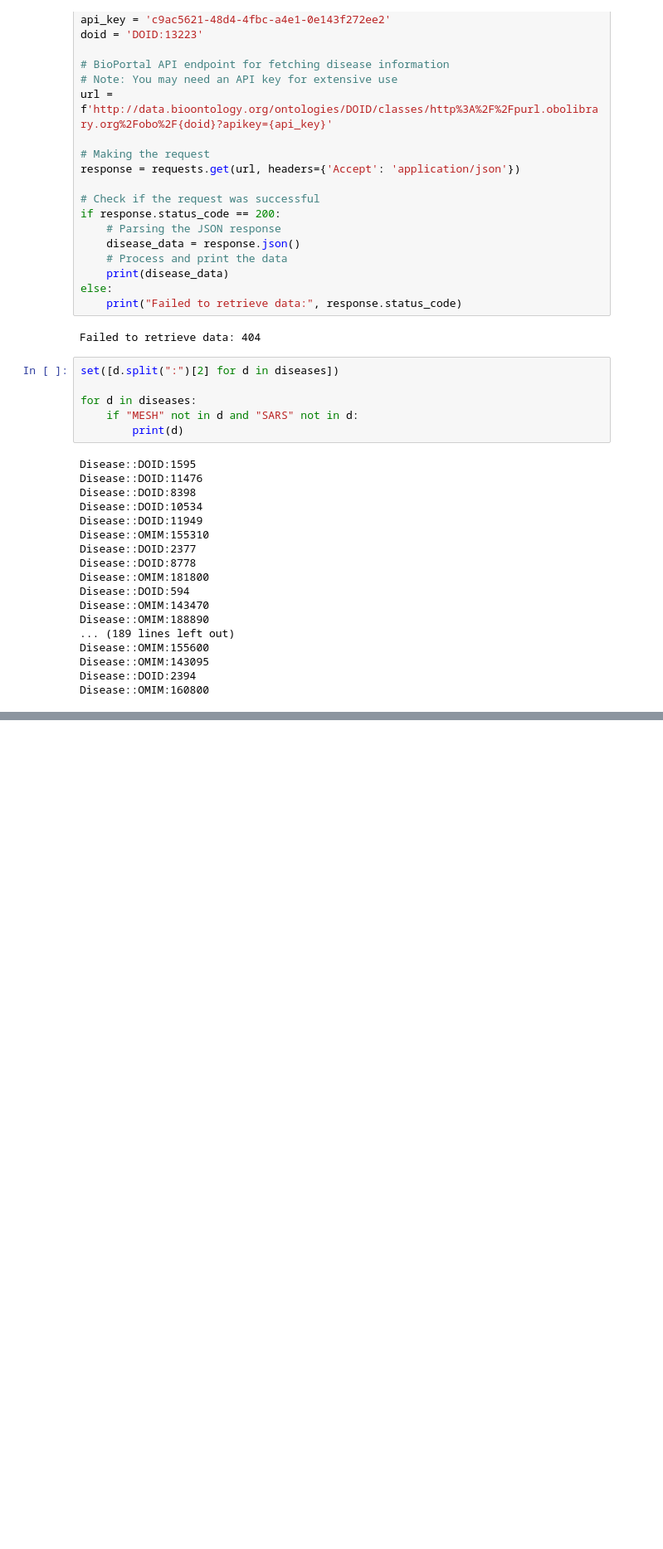
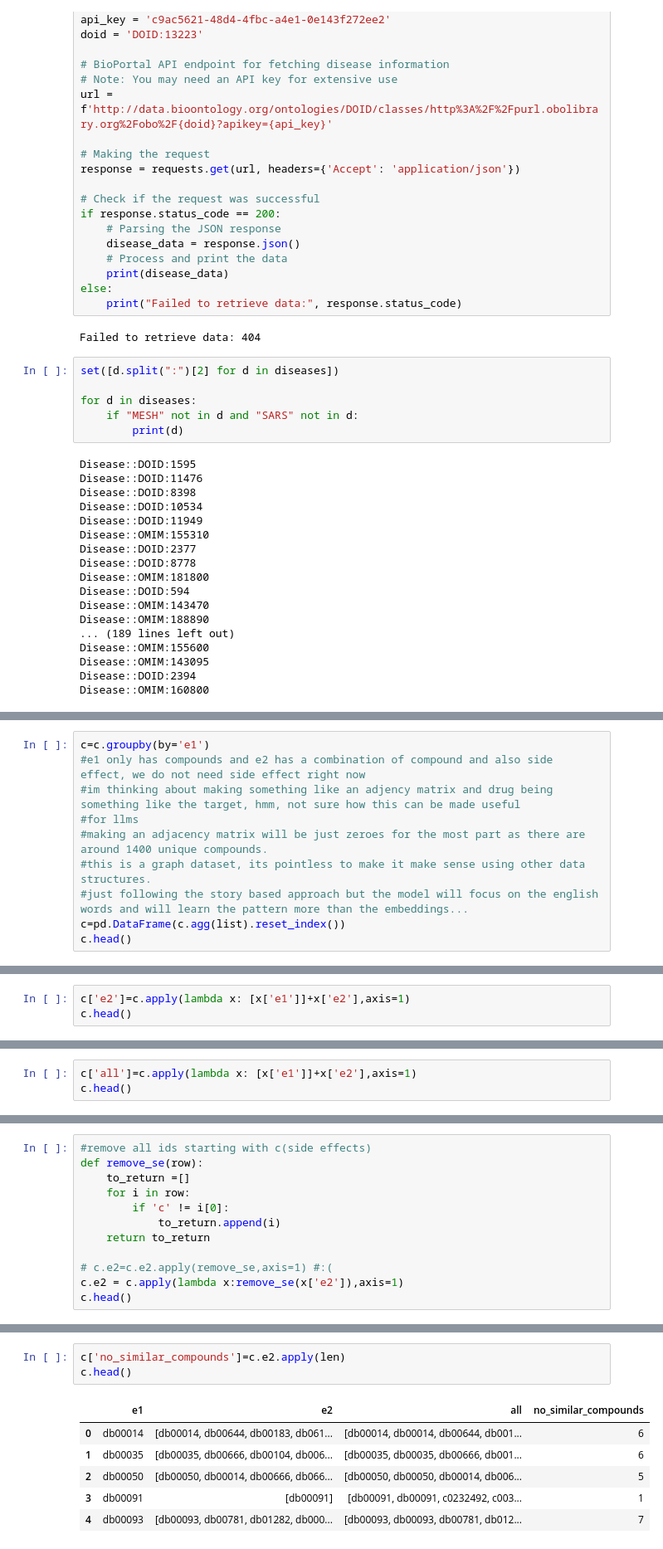
Before and after one commit to AkhilSurya-2124/Drug-Repurposing-usingLLM, a Jupyter notebook: notebook/1_dataset_preparation.ipynb, the cells around one changed output, grey strips where cells are left out. Shown at 83% size. Saved outputs shown, nothing was run; the diff lists cells and outputs as text; blank space fills up the shorter version.

```diff
--- a/notebook/1_dataset_preparation.ipynb
+++ b/notebook/1_dataset_preparation.ipynb
@@ -610,0 +765,10 @@ Disease::OMIM:160800
+# %%
+c=c.groupby(by='e1')
+#e1 only has compounds and e2 has a combination of compound and also side effect, we do not need side effect right now
+#im thinking about making something like an adjency matrix and drug being something like the target, hmm, not sure how this can be made useful
+#for llms
+#making an adjacency matrix will be just zeroes for the most part as there are around 1400 unique compounds.
+#this is a graph dataset, its pointless to make it make sense using other data structures.
+#just following the story based approach but the model will focus on the english words and will learn the pattern more than the embeddings...
+c=pd.DataFrame(c.agg(list).reset_index())
+c.head()
@@ -610,0 +782,3 @@ Disease::OMIM:160800
+# %%
+c['e2']=c.apply(lambda x: [x['e1']]+x['e2'],axis=1)
+c.head()
@@ -610,0 +792,3 @@ Disease::OMIM:160800
+# %%
+c['all']=c.apply(lambda x: [x['e1']]+x['e2'],axis=1)
+c.head()
@@ -610,0 +802,12 @@ Disease::OMIM:160800
+# %%
+#remove all ids starting with c(side effects)
+def remove_se(row):
+    to_return =[]
+    for i in row:
+        if 'c' != i[0]:
+            to_return.append(i)
+    return to_return
+
+# c.e2=c.e2.apply(remove_se,axis=1) #:(
+c.e2 = c.apply(lambda x:remove_se(x['e2']),axis=1)
+c.head()
@@ -610,0 +821,10 @@ Disease::OMIM:160800
+# %%
+c['no_similar_compounds']=c.e2.apply(len)
+c.head()
+# %% [output]
+|  | e1 | e2 | all | no_similar_compounds |
+| 0 | db00014 | [db00014, db00644, db00183, db061... | [db00014, db00014, db00644, db001... | 6 |
+| 1 | db00035 | [db00035, db00666, db00104, db006... | [db00035, db00035, db00666, db001... | 6 |
+| 2 | db00050 | [db00050, db00014, db00666, db066... | [db00050, db00050, db00014, db006... | 5 |
+| 3 | db00091 | [db00091] | [db00091, db00091, c0232492, c003... | 1 |
+| 4 | db00093 | [db00093, db00781, db01282, db000... | [db00093, db00093, db00781, db012... | 7 |
```
Also changed, not shown: parts of 28 cells of this notebook, 3 other files.
